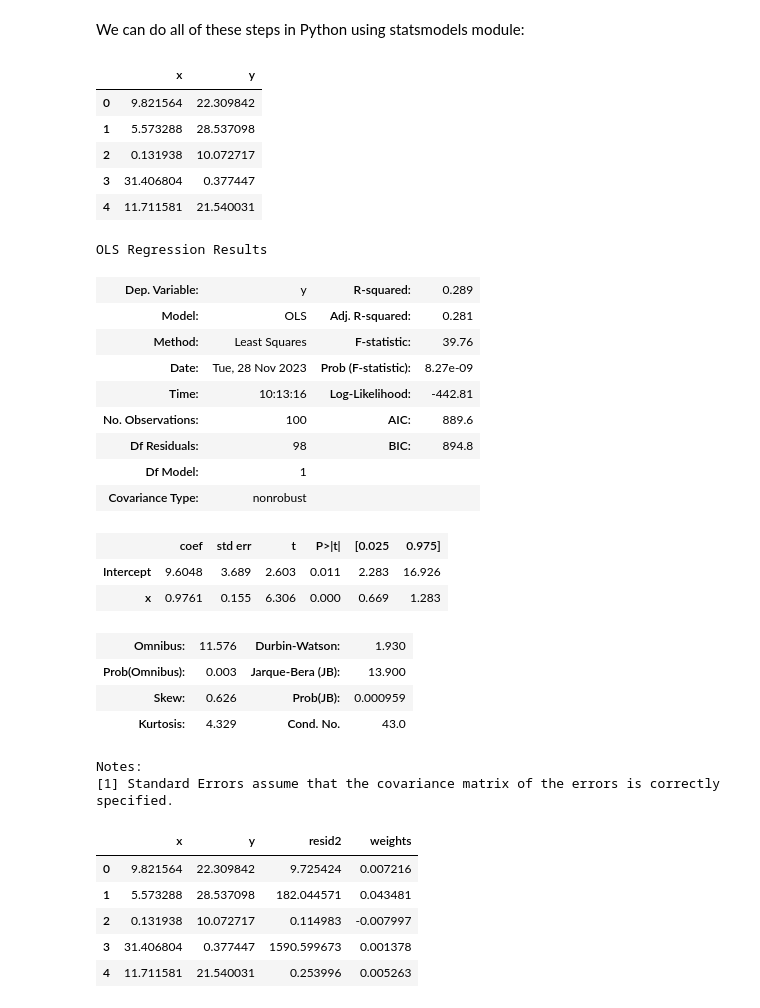
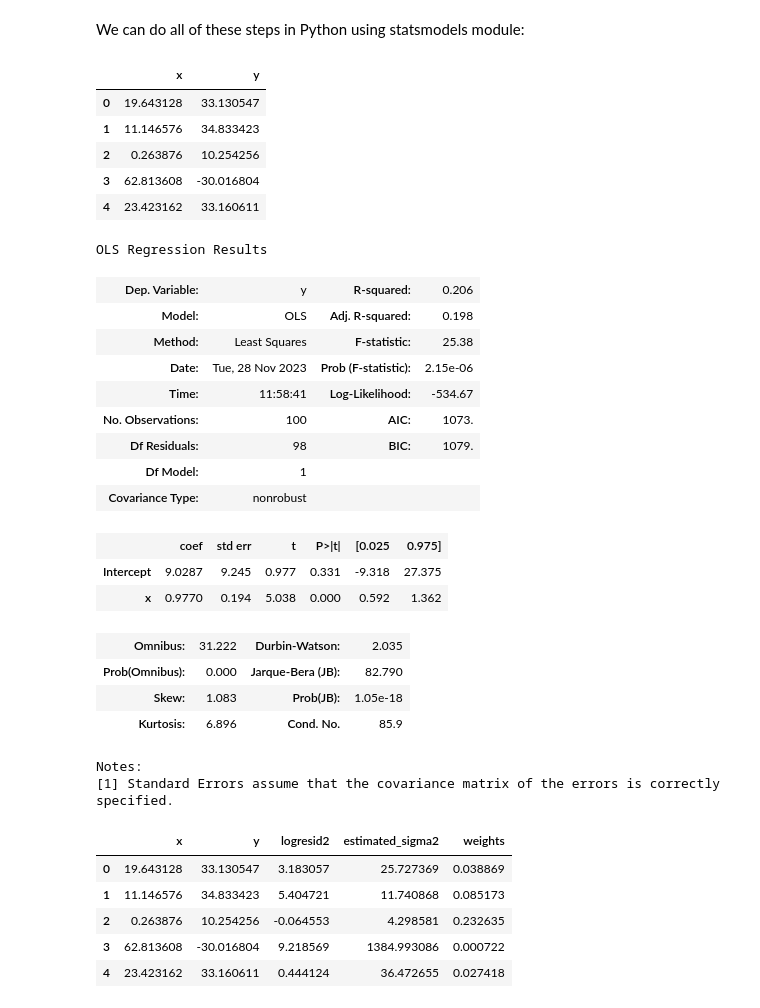
Before and after one commit to adevrent/wqu_mscfe, a Jupyter notebook: Financial Econometrics/GWP1/Heteroscedasticity_code.ipynb, the cells around one changed output. Saved outputs shown, nothing was run; the diff lists cells and outputs as text; code cells hidden in the pictures.

```diff
--- a/Financial Econometrics/GWP1/Heteroscedasticity_code.ipynb
+++ b/Financial Econometrics/GWP1/Heteroscedasticity_code.ipynb
@@ -36,7 +36,7 @@ def genHetEpsilon(f, x):
     var = f(x)
     return random.normalvariate(0, f(x)**0.5)
 
-x_arr = [random.uniform(0, 50) for i in range(100)]
+x_arr = [random.uniform(0, 100) for i in range(100)]
 
 def genyValues(x_arr, f, beta_0, beta_1):
     """Generates y values as a linear function of x values
@@ -59,7 +59,7 @@ def plotOLS(x_arr):
         x_arr (list): an array of numbers
     """
     fig, ax = plt.subplots(figsize=(10, 6))
-    ax.scatter(x_arr, genyValues(x_arr, lambda x: 20*x, 10, 1), label=r"$(x_i, y_i): y_i = \beta_0 + \beta_1 x_i + \epsilon_i$")
+    ax.scatter(x_arr, genyValues(x_arr, lambda x: x**2, 10, 1), label=r"$(x_i, y_i): y_i = \beta_0 + \beta_1 x_i + \epsilon_i$")
     ax.set(title="OLS Scatterplot with Heteroscedasticity")
     ax.set_xlabel(r"$x_i$", fontsize=16)
     ax.set_ylabel(r"$y_i$", fontsize=16)
@@ -231,60 +231,65 @@ import random
 # %%
 random.seed(314)  # fix seed for reproducibility purposes
 # Generate the same x and y values we used for Breusch-Pagan test
-x_arr = [random.uniform(0, 50) for i in range(100)]
-y_arr = genyValues(x_arr, lambda x: 20*x, 10, 1)
+x_arr = [random.uniform(0, 100) for i in range(100)]
+y_arr = genyValues(x_arr, lambda x: x**2, 10, 1)
 
 # Combine them into a dataframe
 df = pd.DataFrame(np.array([x_arr, y_arr]).transpose(), columns=["x", "y"])
 df.head()
 # %% [output]
 |  | x | y |
-| 0 | 9.821564 | 22.309842 |
-| 1 | 5.573288 | 28.537098 |
-| 2 | 0.131938 | 10.072717 |
-| 3 | 31.406804 | 0.377447 |
-| 4 | 11.711581 | 21.540031 |
+| 0 | 19.643128 | 33.130547 |
+| 1 | 11.146576 | 34.833423 |
+| 2 | 0.263876 | 10.254256 |
+| 3 | 62.813608 | -30.016804 |
+| 4 | 23.423162 | 33.160611 |
 # %%
 # Preliminary OLS regression to get residuals for weights
 model_ols = smf.ols("y ~ x", df).fit()
-model_ols.summary()  # Note that R^2 = 0.289
+model_ols.summary()  # Note that R^2 = 0.206
 # %% [output]
 OLS Regression Results
-| Dep. Variable: | y | R-squared: | 0.289 |
-| Model: | OLS | Adj. R-squared: | 0.281 |
-| Method: | Least Squares | F-statistic: | 39.76 |
-| Date: | Tue, 28 Nov 2023 | Prob (F-statistic): | 8.27e-09 |
-| Time: | 10:13:16 | Log-Likelihood: | -442.81 |
-| No. Observations: | 100 | AIC: | 889.6 |
-| Df Residuals: | 98 | BIC: | 894.8 |
+| Dep. Variable: | y | R-squared: | 0.206 |
+| Model: | OLS | Adj. R-squared: | 0.198 |
+| Method: | Least Squares | F-statistic: | 25.38 |
+| Date: | Tue, 28 Nov 2023 | Prob (F-statistic): | 2.15e-06 |
+| Time: | 11:58:41 | Log-Likelihood: | -534.67 |
+| No. Observations: | 100 | AIC: | 1073. |
+| Df Residuals: | 98 | BIC: | 1079. |
 | Df Model: | 1 |  |  |
 | Covariance Type: | nonrobust |  |  |
 |  | coef | std err | t | P>|t| | [0.025 | 0.975] |
-| Intercept | 9.6048 | 3.689 | 2.603 | 0.011 | 2.283 | 16.926 |
-| x | 0.9761 | 0.155 | 6.306 | 0.000 | 0.669 | 1.283 |
+| Intercept | 9.0287 | 9.245 | 0.977 | 0.331 | -9.318 | 27.375 |
+| x | 0.9770 | 0.194 | 5.038 | 0.000 | 0.592 | 1.362 |
-| Omnibus: | 11.576 | Durbin-Watson: | 1.930 |
-| Prob(Omnibus): | 0.003 | Jarque-Bera (JB): | 13.900 |
-| Skew: | 0.626 | Prob(JB): | 0.000959 |
-| Kurtosis: | 4.329 | Cond. No. | 43.0 |
+| Omnibus: | 31.222 | Durbin-Watson: | 2.035 |
+| Prob(Omnibus): | 0.000 | Jarque-Bera (JB): | 82.790 |
+| Skew: | 1.083 | Prob(JB): | 1.05e-18 |
+| Kurtosis: | 6.896 | Cond. No. | 85.9 |
 Notes:
 [1] Standard Errors assume that the covariance matrix of the errors is correctly specified.
 # %%
 # Add our newly created residuals to dataframe
-df["resid2"] = model_ols.resid ** 2
+
+# transforming by adding small constant (to avoid log of zero) and taking log
+df["logresid2"] = np.log(model_ols.resid ** 2 + 0.001)
 
 # Fit squared residuals against x values to estimate error term variance sigma^2
-model_estsigma2 = smf.ols("resid2 ~ x", df).fit()
+model_estsigma2 = smf.ols("logresid2 ~ x", df).fit()
+
+# Get predicted var(e_i) values
+df["estimated_sigma2"] = np.exp(model_estsigma2.fittedvalues)
 
 # Create weights array with w_i = 1/r_i^2,
 # where r_i^2 is our estimate of error term variance sigma_i^2
-df["weights"] = 1 / (model_estsigma2.fittedvalues)
+df["weights"] = df["estimated_sigma2"] ** -1
 
 # Print dataframe
 df.head()
 # %% [output]
-|  | x | y | resid2 | weights |
-| 0 | 9.821564 | 22.309842 | 9.725424 | 0.007216 |
-| 1 | 5.573288 | 28.537098 | 182.044571 | 0.043481 |
-| 2 | 0.131938 | 10.072717 | 0.114983 | -0.007997 |
-| 3 | 31.406804 | 0.377447 | 1590.599673 | 0.001378 |
-| 4 | 11.711581 | 21.540031 | 0.253996 | 0.005263 |
+|  | x | y | logresid2 | estimated_sigma2 | weights |
+| 0 | 19.643128 | 33.130547 | 3.183057 | 25.727369 | 0.038869 |
+| 1 | 11.146576 | 34.833423 | 5.404721 | 11.740868 | 0.085173 |
+| 2 | 0.263876 | 10.254256 | -0.064553 | 4.298581 | 0.232635 |
+| 3 | 62.813608 | -30.016804 | 9.218569 | 1384.993086 | 0.000722 |
+| 4 | 23.423162 | 33.160611 | 0.444124 | 36.472655 | 0.027418 |
```
Also changed, not shown: parts of 8 cells of this notebook.
